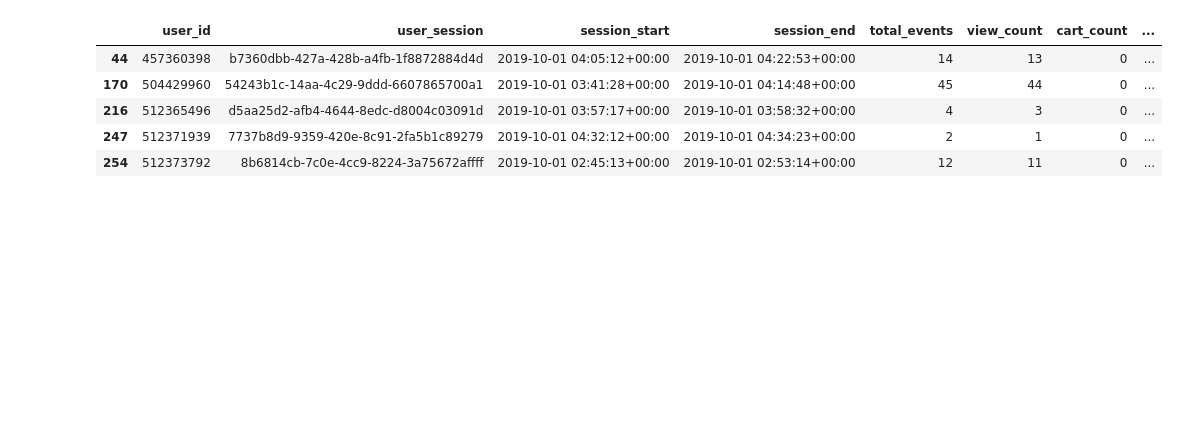
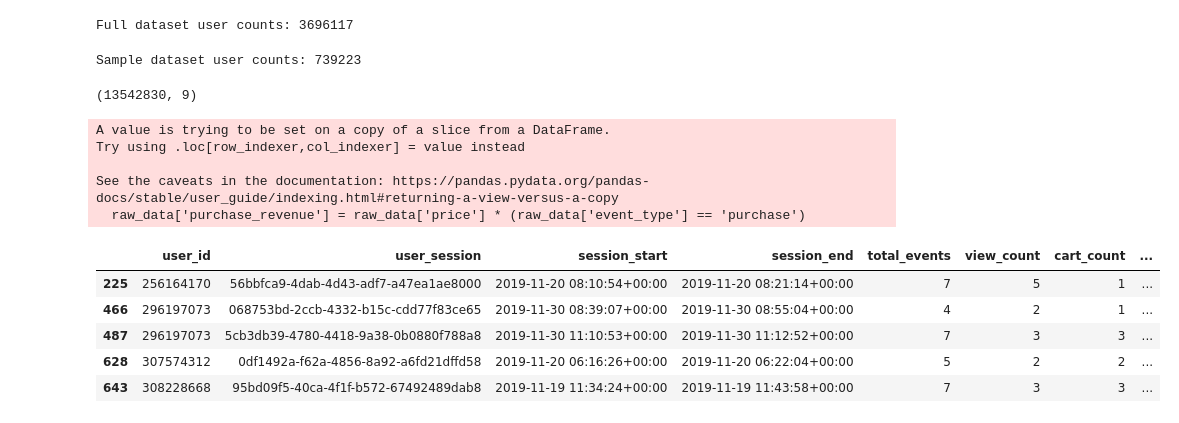
Before and after one commit to katyyhc/ecommerce-userbehavior-analysis, a Jupyter notebook: notebook/01_data_prep.ipynb, the cells around one changed output. Cells and saved outputs as stored; diff of their text form; code cells hidden in the pictures; blank space fills up the shorter version.

Commit message:
Add data sampling and summary

```diff
--- a/notebook/01_data_prep.ipynb
+++ b/notebook/01_data_prep.ipynb
@@ -31,46 +32,71 @@ Data columns (total 9 columns):
+# %%
+# due to the larget dataset size, taking 20% random user for analysis
+unique_users = raw_data['user_id'].unique()
+print("Full dataset user counts:", len(unique_users))
+# %% [output]
+Full dataset user counts: 3696117
+# %%
+np.random.seed(123)
+
+sample_users = np.random.choice(unique_users, size = int(len(unique_users) * 0.2), replace = False)
+print("Sample dataset user counts:", len(sample_users))
+# %% [output]
+Sample dataset user counts: 739223
+# %%
+raw_data_sample = raw_data[raw_data['user_id'].isin(sample_users)].copy()
+raw_data = raw_data_sample
+
+raw_data.shape
+# %% [output]
+(13542830, 9)
 # %%
 # transform event date to datetime and extract the date only
-oct_2019['event_time'] = pd.to_datetime(oct_2019['event_time'], utc = True)
+raw_data['event_time'] = pd.to_datetime(raw_data['event_time'], utc = True)
 
 # check if there's any unreasonable price (negative price)
-(oct_2019["price"] < 0).any()
+(raw_data["price"] < 0).any()
 
 # remove duplicates
-oct_2019 = oct_2019.drop_duplicates()
+raw_data = raw_data.drop_duplicates()
 # %%
 # Since currernt data is event-level, we need to transform the data into various data level based on the analysis we want to do.
 
 # session-level analysis table
-oct_2019['purchase_revenue'] = oct_2019['price'] * (oct_2019['event_type'] == 'purchase')
+raw_data['purchase_revenue'] = raw_data['price'] * (raw_data['event_type'] == 'purchase')
 
-session_df = oct_2019.groupby(['user_id', 'user_session']).agg(
+session_df = raw_data.groupby(['user_id', 'user_session']).agg(
     session_start = ('event_time', 'min'),
     session_end = ('event_time', 'max'),
     total_events = ('event_type', 'count'),
     view_count = ('event_type', lambda x: (x == 'view').sum()),
     cart_count = ('event_type', lambda x: (x == 'cart').sum()),
     purchase_count = ('event_type', lambda x: (x == 'purchase').sum()),
     total_revenue = ('purchase_revenue', 'sum')
-).reset_index()
+    ).reset_index()
 
 # session action
 session_df['has_view'] = (session_df['view_count'] > 0).astype(int)
 session_df['has_cart'] = (session_df['cart_count'] > 0).astype(int)
 session_df['has_purchase'] = (session_df['purchase_count'] > 0).astype(int)
 
 # session duration
 #session_df['session_duration_sec'] = (
 #    session_df['session_end'] - session_df['session_start']
 #).dt.total_seconds()
 
 session_df[session_df['has_purchase'] > 0].head()
 # %% [output]
+A value is trying to be set on a copy of a slice from a DataFrame.
+Try using .loc[row_indexer,col_indexer] = value instead
+
+See the caveats in the documentation: https://pandas.pydata.org/pandas-docs/stable/user_guide/indexing.html#returning-a-view-versus-a-copy
+  raw_data['purchase_revenue'] = raw_data['price'] * (raw_data['event_type'] == 'purchase')
 |  | user_id | user_session | session_start | session_end | total_events | view_count | cart_count | ... |
-| 44 | 457360398 | b7360dbb-427a-428b-a4fb-1f8872884d4d | 2019-10-01 04:05:12+00:00 | 2019-10-01 04:22:53+00:00 | 14 | 13 | 0 | ... |
-| 170 | 504429960 | 54243b1c-14aa-4c29-9ddd-6607865700a1 | 2019-10-01 03:41:28+00:00 | 2019-10-01 04:14:48+00:00 | 45 | 44 | 0 | ... |
-| 216 | 512365496 | d5aa25d2-afb4-4644-8edc-d8004c03091d | 2019-10-01 03:57:17+00:00 | 2019-10-01 03:58:32+00:00 | 4 | 3 | 0 | ... |
-| 247 | 512371939 | 7737b8d9-9359-420e-8c91-2fa5b1c89279 | 2019-10-01 04:32:12+00:00 | 2019-10-01 04:34:23+00:00 | 2 | 1 | 0 | ... |
-| 254 | 512373792 | 8b6814cb-7c0e-4cc9-8224-3a75672affff | 2019-10-01 02:45:13+00:00 | 2019-10-01 02:53:14+00:00 | 12 | 11 | 0 | ... |
+| 225 | 256164170 | 56bbfca9-4dab-4d43-adf7-a47ea1ae8000 | 2019-11-20 08:10:54+00:00 | 2019-11-20 08:21:14+00:00 | 7 | 5 | 1 | ... |
+| 466 | 296197073 | 068753bd-2ccb-4332-b15c-cdd77f83ce65 | 2019-11-30 08:39:07+00:00 | 2019-11-30 08:55:04+00:00 | 4 | 2 | 1 | ... |
+| 487 | 296197073 | 5cb3db39-4780-4418-9a38-0b0880f788a8 | 2019-11-30 11:10:53+00:00 | 2019-11-30 11:12:52+00:00 | 7 | 3 | 3 | ... |
+| 628 | 307574312 | 0df1492a-f62a-4856-8a92-a6fd21dffd58 | 2019-11-20 06:16:26+00:00 | 2019-11-20 06:22:04+00:00 | 5 | 2 | 2 | ... |
+| 643 | 308228668 | 95bd09f5-40ca-4f1f-b572-67492489dab8 | 2019-11-19 11:34:24+00:00 | 2019-11-19 11:43:58+00:00 | 7 | 3 | 3 | ... |
 # %%
 # user-level analysis table
 user_df = (session_df.groupby('user_id').agg(
```
Also changed, not shown: parts of 4 cells of this notebook, 4 other files.
